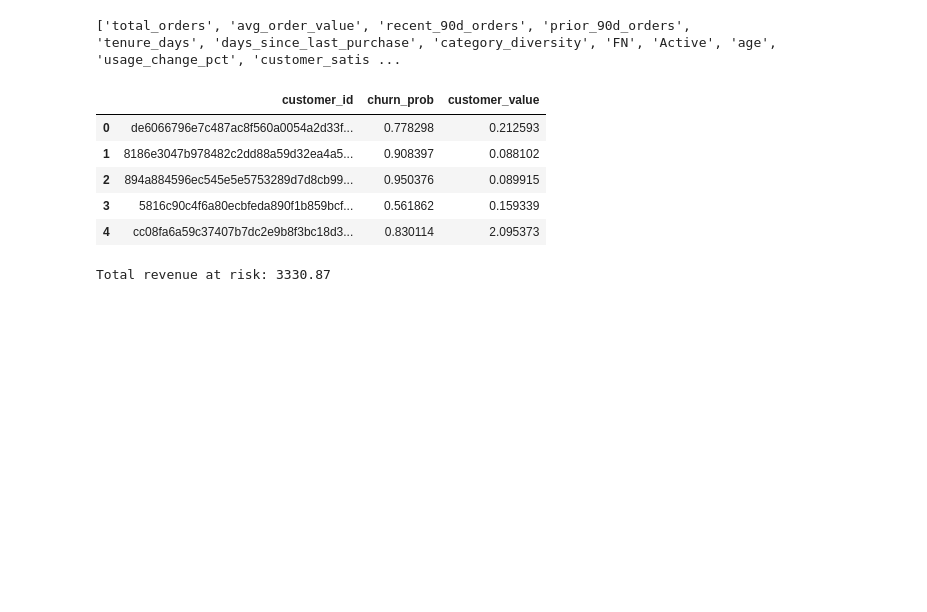
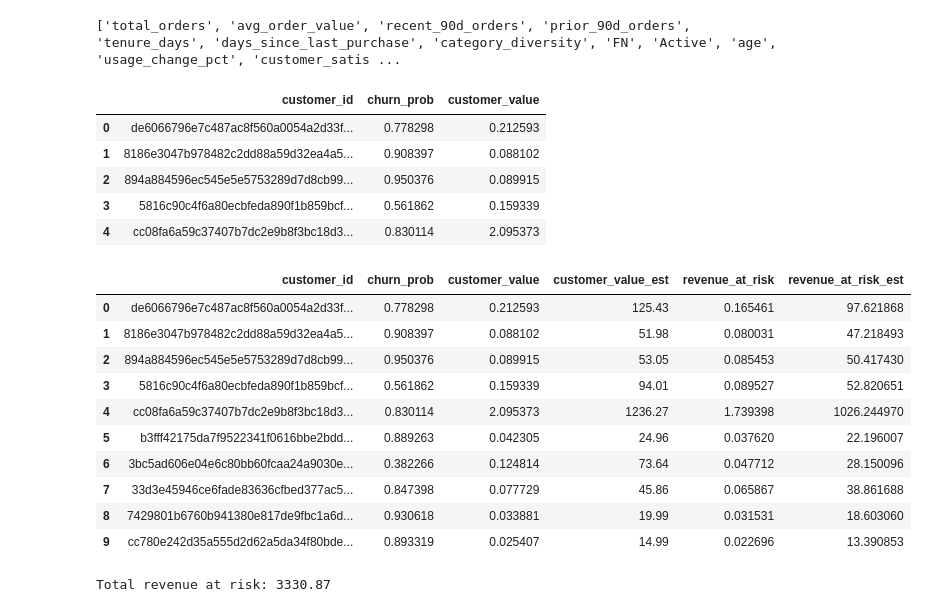
Before and after one commit to Pegu01/Customer-churn-intelligence, a Jupyter notebook: Notebooks/model_evaluation.ipynb, the cells around one changed output. Saved outputs shown, nothing was run; the diff lists cells and outputs as text; code cells hidden in the pictures; blank space fills up the shorter version.

Commit message:
Add revenue at risk calculations and update README with model performance insights

```diff
--- a/Notebooks/model_evaluation.ipynb
+++ b/Notebooks/model_evaluation.ipynb
@@ -568,0 +562,46 @@ results['revenue_at_risk'] = (
+# %%
+# Estimated conversion factor for business interpretation
+# IMPORTANT: This is an estimate, NOT officially disclosed H&M revenue data.
+
+PRICE_SCALE_ESTIMATE = 590
+
+results['customer_value_est'] = (
+    results['customer_value'] * PRICE_SCALE_ESTIMATE
+)
+# %%
+# Original normalized revenue at risk
+results['revenue_at_risk'] = (
+    results['churn_prob'] *
+    results['customer_value']
+)
+
+# Estimated business-value revenue at risk
+results['revenue_at_risk_est'] = (
+    results['churn_prob'] *
+    results['customer_value_est']
+)
+# %%
+# Display the results table with customer_id, churn probability, customer value, estimated customer value, revenue_at_risk and estimated revenue at risk
+# These are estimated business-value units, not verified H&M dollars.
+results[
+    [
+        'customer_id',
+        'churn_prob',
+        'customer_value',
+        'customer_value_est',
+        'revenue_at_risk',
+        'revenue_at_risk_est'
+    ]
+].head(10)
+# %% [output]
+|  | customer_id | churn_prob | customer_value | customer_value_est | revenue_at_risk | revenue_at_risk_est |
+| 0 | de6066796e7c487ac8f560a0054a2d33f... | 0.778298 | 0.212593 | 125.43 | 0.165461 | 97.621868 |
+| 1 | 8186e3047b978482c2dd88a59d32ea4a5... | 0.908397 | 0.088102 | 51.98 | 0.080031 | 47.218493 |
+| 2 | 894a884596ec545e5e5753289d7d8cb99... | 0.950376 | 0.089915 | 53.05 | 0.085453 | 50.417430 |
+| 3 | 5816c90c4f6a80ecbfeda890f1b859bcf... | 0.561862 | 0.159339 | 94.01 | 0.089527 | 52.820651 |
+| 4 | cc08fa6a59c37407b7dc2e9b8f3bc18d3... | 0.830114 | 2.095373 | 1236.27 | 1.739398 | 1026.244970 |
+| 5 | b3fff42175da7f9522341f0616bbe2bdd... | 0.889263 | 0.042305 | 24.96 | 0.037620 | 22.196007 |
+| 6 | 3bc5ad606e04e6c80bb60fcaa24a9030e... | 0.382266 | 0.124814 | 73.64 | 0.047712 | 28.150096 |
+| 7 | 33d3e45946ce6fade83636cfbed377ac5... | 0.847398 | 0.077729 | 45.86 | 0.065867 | 38.861688 |
+| 8 | 7429801b6760b941380e817de9fbc1a6d... | 0.930618 | 0.033881 | 19.99 | 0.031531 | 18.603060 |
+| 9 | cc780e242d35a555d2d62a5da34f80bde... | 0.893319 | 0.025407 | 14.99 | 0.022696 | 13.390853 |
```
Also changed, not shown: parts of 2 cells of this notebook, 1 other file.
